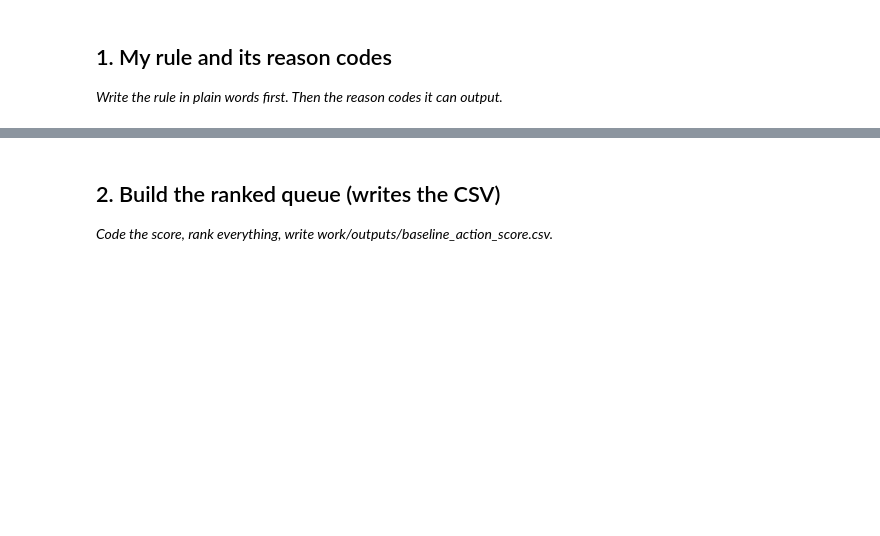
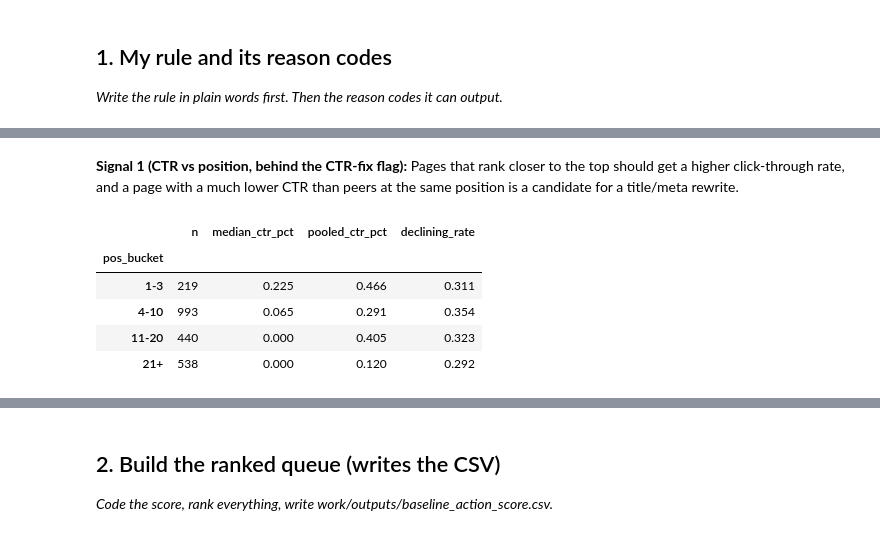
Before and after one commit to iankitthakur/flyrank-ml-internship, a Jupyter notebook: work/notebooks/w04_baseline_score.ipynb, the cells around one changed output, grey strips where cells are left out. Saved outputs shown, nothing was run; the diff lists cells and outputs as text; code cells hidden in the pictures; blank space fills up the shorter version.

```diff
--- a/work/notebooks/w04_baseline_score.ipynb
+++ b/work/notebooks/w04_baseline_score.ipynb
@@ -6,3 +6,37 @@
 This skeleton is yours to fill. Work the sections **in order** — each one has a one-line hint. Simple words, honest numbers.
 
 > Working with an AI assistant? Tell it to read `skills/README.md` first and load the one skill this assignment names on its card.
+# %%
+!pip -q install duckdb
+import os, duckdb, pandas as pd, numpy as np
+from google.colab import userdata
+
+con = duckdb.connect()
+con.execute(f"CREATE SECRET (TYPE huggingface, TOKEN '{userdata.get('HF_TOKEN')}')")
+rel = "hf://datasets/FlyRank/internship-warehouse"
+con.execute(f"""
+CREATE OR REPLACE VIEW march AS
+SELECT * FROM read_parquet('{rel}/fact_content_daily_performance/month=2026-03/*.parquet')
+""")
+
+frame = con.sql("""
+SELECT
+  client_hash_id, content_hash_id,
+  SUM(gsc_impressions)  FILTER (WHERE report_date <= DATE '2026-03-15') AS early_impressions,
+  SUM(gsc_clicks)       FILTER (WHERE report_date <= DATE '2026-03-15') AS early_clicks,
+  SUM(gsc_clicks) FILTER (WHERE report_date <= DATE '2026-03-15') * 1.0
+    / NULLIF(SUM(gsc_impressions) FILTER (WHERE report_date <= DATE '2026-03-15'), 0) AS early_ctr,
+  AVG(gsc_avg_position) FILTER (WHERE report_date <= DATE '2026-03-15') AS early_avg_position,
+  COUNT(*) FILTER (WHERE report_date <= DATE '2026-03-15' AND gsc_impressions > 0) AS early_active_days,
+  SUM(gsc_impressions)  FILTER (WHERE report_date >  DATE '2026-03-15') AS late_impressions
+FROM march
+WHERE gsc_data_available IS TRUE
+  AND hash(content_hash_id) % 50 = 0
+GROUP BY 1, 2
+""").df()
+
+df = frame[frame["early_impressions"] >= 20].copy()
+df["late_impressions"] = df["late_impressions"].fillna(0)
+# label: used ONLY to check signals and to evaluate, never as an input to the rule
+df["label_declining"] = ((df["late_impressions"] / 16) < 0.8 * (df["early_impressions"] / 15)).astype(int)
+print(df.shape, "declining rate:", round(df["label_declining"].mean(), 3))
@@ -15,0 +56,20 @@ This skeleton is yours to fill. Work the sections **in order** — each one has
+# %% [markdown]
+**Signal 1 (CTR vs position, behind the CTR-fix flag):** Pages that rank closer to the top should get a higher click-through rate, and a page with a much lower CTR than peers at the same position is a candidate for a title/meta rewrite.
+# %%
+d = df.dropna(subset=["early_avg_position", "early_ctr"]).copy()
+d["pos_bucket"] = pd.cut(d["early_avg_position"], [0, 3, 10, 20, 100], labels=["1-3", "4-10", "11-20", "21+"])
+g = d.groupby("pos_bucket", observed=True)
+sig1 = pd.DataFrame({
+    "n": g["content_hash_id"].count(),
+    "median_ctr_pct": (g["early_ctr"].median() * 100).round(3),
+    "pooled_ctr_pct": (g["early_clicks"].sum() / g["early_impressions"].sum() * 100).round(3),
+    "declining_rate": g["label_declining"].mean().round(3),
+})
+sig1
+# %% [output]
+|  | n | median_ctr_pct | pooled_ctr_pct | declining_rate |
+| pos_bucket |  |  |  |  |
+| 1-3 | 219 | 0.225 | 0.466 | 0.311 |
+| 4-10 | 993 | 0.065 | 0.291 | 0.354 |
+| 11-20 | 440 | 0.000 | 0.405 | 0.323 |
+| 21+ | 538 | 0.000 | 0.120 | 0.292 |
```
Also changed, not shown: parts of 17 cells of this notebook.
